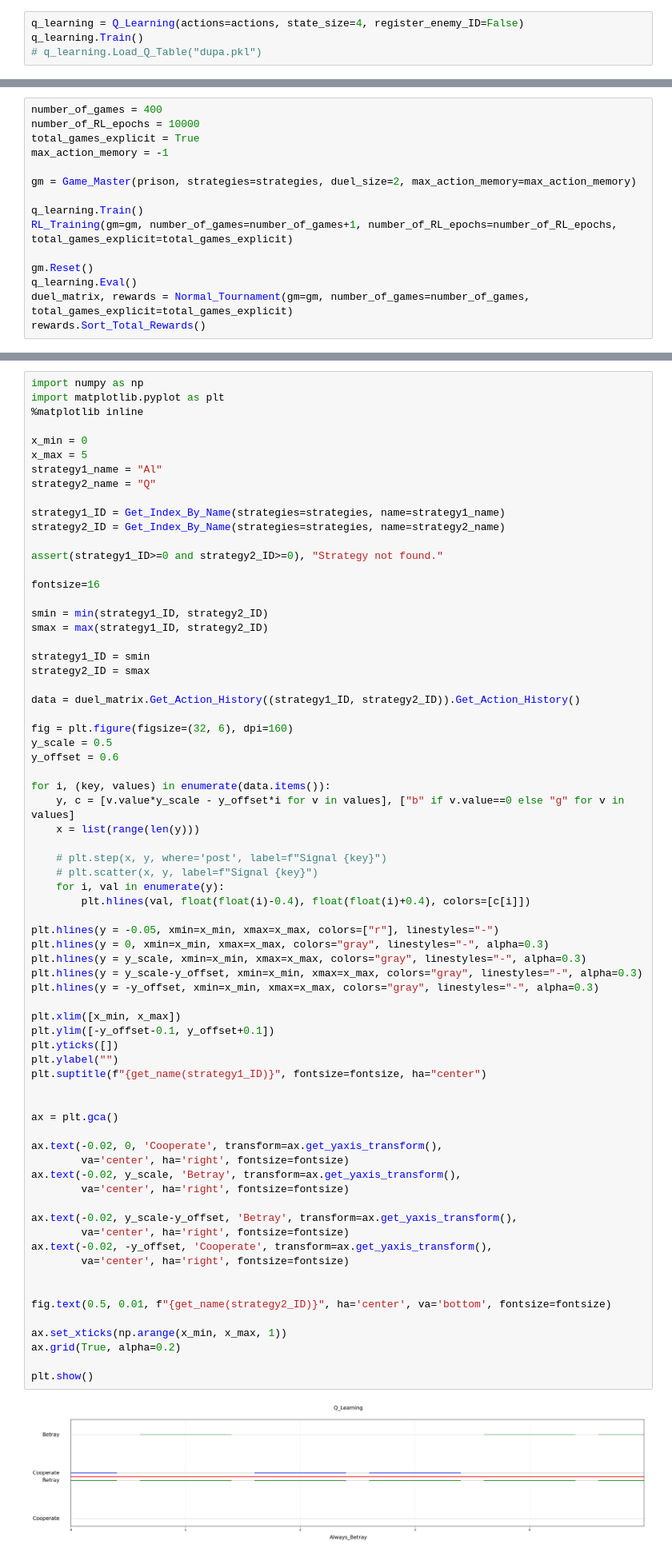
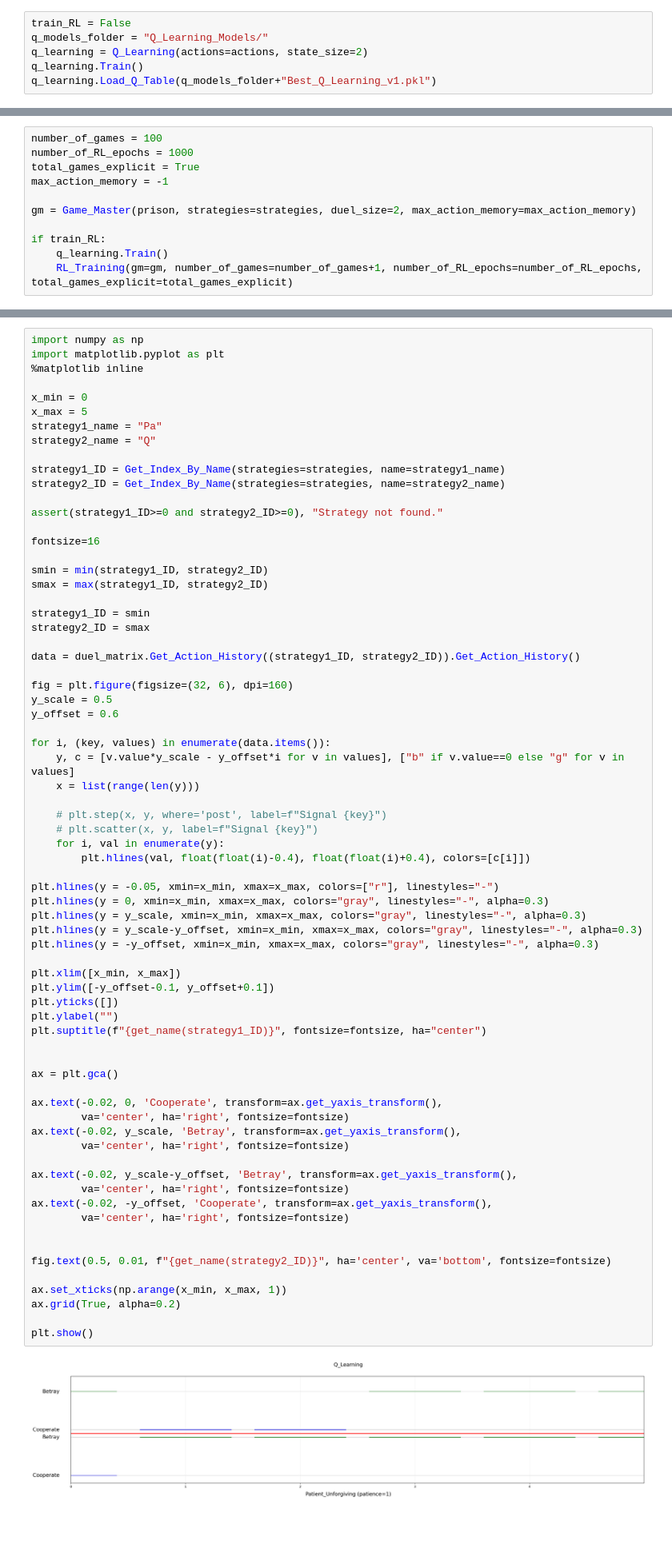
Before and after one commit to A-Rozmarynowicz/Prisoners_Dilemma_Simulator, a Jupyter notebook: source/main.ipynb, the cells around one changed output, grey strips where cells are left out. Shown at 80% size. Drawn from its saved outputs; the diff is of its cells as text; blank space fills up the shorter version.

Commit message:
Trained a q model that can reach even 3rd place

```diff
--- a/source/main.ipynb
+++ b/source/main.ipynb
@@ -16,7 +16,9 @@ from collections import defaultdict
 prison = Prison()
 actions = prison.Get_Actions()
 # %%
-q_learning = Q_Learning(actions=actions, state_size=4, register_enemy_ID=False)
+train_RL = False
+q_models_folder = "Q_Learning_Models/"
+q_learning = Q_Learning(actions=actions, state_size=2)
 q_learning.Train()
-# q_learning.Load_Q_Table("dupa.pkl")
+q_learning.Load_Q_Table(q_models_folder+"Best_Q_Learning_v1.pkl")
 # %%
@@ -70,15 +71,11 @@ def RL_Training(gm : Game_Master, number_of_games, number_of_RL_epochs, total_ga
 # %%
-number_of_games = 400
-number_of_RL_epochs = 10000
+number_of_games = 100
+number_of_RL_epochs = 1000
 total_games_explicit = True
 max_action_memory = -1
 
 gm = Game_Master(prison, strategies=strategies, duel_size=2, max_action_memory=max_action_memory)
 
-q_learning.Train()
-RL_Training(gm=gm, number_of_games=number_of_games+1, number_of_RL_epochs=number_of_RL_epochs, total_games_explicit=total_games_explicit)
-
-gm.Reset()
-q_learning.Eval()
-duel_matrix, rewards = Normal_Tournament(gm=gm, number_of_games=number_of_games, total_games_explicit=total_games_explicit)
-rewards.Sort_Total_Rewards()
+if train_RL:
+    q_learning.Train()
+    RL_Training(gm=gm, number_of_games=number_of_games+1, number_of_RL_epochs=number_of_RL_epochs, total_games_explicit=total_games_explicit)
@@ -301,7 +276,7 @@ import matplotlib.pyplot as plt
 
 x_min = 0
 x_max = 5
-strategy1_name = "Al"
+strategy1_name = "Pa"
 strategy2_name = "Q"
 
 strategy1_ID = Get_Index_By_Name(strategies=strategies, name=strategy1_name)
@@ -338,31 +313,31 @@ plt.hlines(y = y_scale, xmin=x_min, xmax=x_max, colors="gray", linestyles="-", a
 plt.hlines(y = y_scale-y_offset, xmin=x_min, xmax=x_max, colors="gray", linestyles="-", alpha=0.3)
 plt.hlines(y = -y_offset, xmin=x_min, xmax=x_max, colors="gray", linestyles="-", alpha=0.3)
 
 plt.xlim([x_min, x_max])
 plt.ylim([-y_offset-0.1, y_offset+0.1])
 plt.yticks([])
 plt.ylabel("")
 plt.suptitle(f"{get_name(strategy1_ID)}", fontsize=fontsize, ha="center")
 
 
 ax = plt.gca()
 
 ax.text(-0.02, 0, 'Cooperate', transform=ax.get_yaxis_transform(),
         va='center', ha='right', fontsize=fontsize)
 ax.text(-0.02, y_scale, 'Betray', transform=ax.get_yaxis_transform(),
         va='center', ha='right', fontsize=fontsize)
 
 ax.text(-0.02, y_scale-y_offset, 'Betray', transform=ax.get_yaxis_transform(),
         va='center', ha='right', fontsize=fontsize)
 ax.text(-0.02, -y_offset, 'Cooperate', transform=ax.get_yaxis_transform(),
         va='center', ha='right', fontsize=fontsize)
 
 
 fig.text(0.5, 0.01, f"{get_name(strategy2_ID)}", ha='center', va='bottom', fontsize=fontsize)
 
 ax.set_xticks(np.arange(x_min, x_max, 1))
 ax.grid(True, alpha=0.2)
 
 plt.show()
 # %% [output]
-[figure, old version]
+[figure, new version]
```
Also changed, not shown: parts of 10 cells of this notebook, 2 other files.
